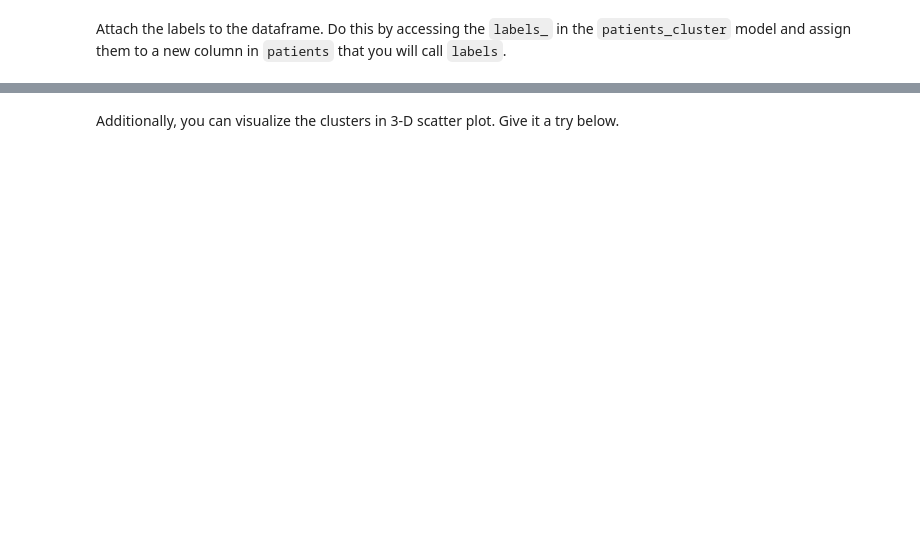
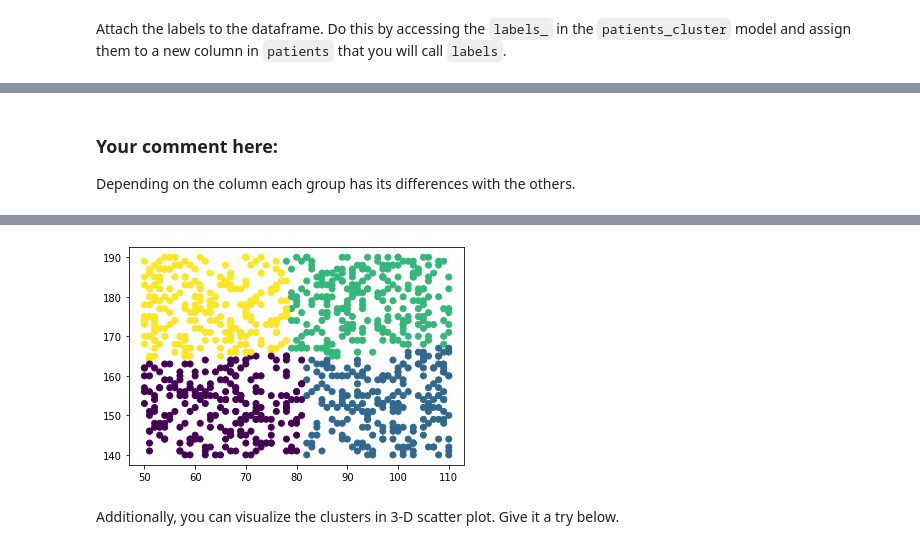
Before and after one commit to Ironhack-Data-Madrid-Enero-2022/lab-sklearn-and-unsupervised-learning, a Jupyter notebook: your-code/main.ipynb, the cells around one changed output, grey strips where cells are left out. Drawn from its saved outputs; the diff is of its cells as text; code cells hidden in the pictures; blank space fills up the shorter version.

```diff
--- a/your-code/main.ipynb
+++ b/your-code/main.ipynb
@@ -168,2 +364,4 @@ In the next cells, do the following:
+# %%
+patients.drop(columns=['doctor_name','diagnosis','prescribed_medicines','patient_gender'], inplace=True)
 # %% [markdown]
 Let's look at the head again to ensure the re-encoding and dropping are successful:
@@ -175,0 +380,2 @@ An interesting observation is that all patients are no older than 2 years. Howev
+# %%
+patients.drop(columns=['patient_dob','appointment_date'], inplace=True)
@@ -181,0 +404,3 @@ We start by initializing and fitting a model in the cell below. Call this model
+# %%
+patients_cluster=KMeans(n_clusters=4)
+patients_cluster.fit(patients)
@@ -186,3 +411,5 @@ Attach the labels to the dataframe. Do this by accessing the `labels_` in the `p
+# %%
+patients['labels']=patients_cluster.labels_
 # %% [markdown]
 Now using a `groupby`, find the mean of every variable in `patients` and group by the `labels` column. This summary will allow us to see how the patients differ between the clusters. Your output should look similar to the image below.
 
@@ -196,3 +428,6 @@ Your comment here:
+# %% [markdown]
+### Your comment here:
+Depending on the column each group has its differences with the others.
 # %% [markdown]
 # Bonus Challenge: Visualize K-Means Clusters
 
@@ -206,2 +441,9 @@ If the scatter plot does not make any sense to you, it means the features you ch
+# %%
+x = patients.patient_weight_kg
+y = patients.patient_height_sm
+plt.scatter(x, y, c=patients.labels)
+plt.show()
+# %% [output]
+[figure, added]
 # %% [markdown]
 Additionally, you can visualize the clusters in 3-D scatter plot. Give it a try below.
```
Also changed, not shown: parts of 60 cells of this notebook.
